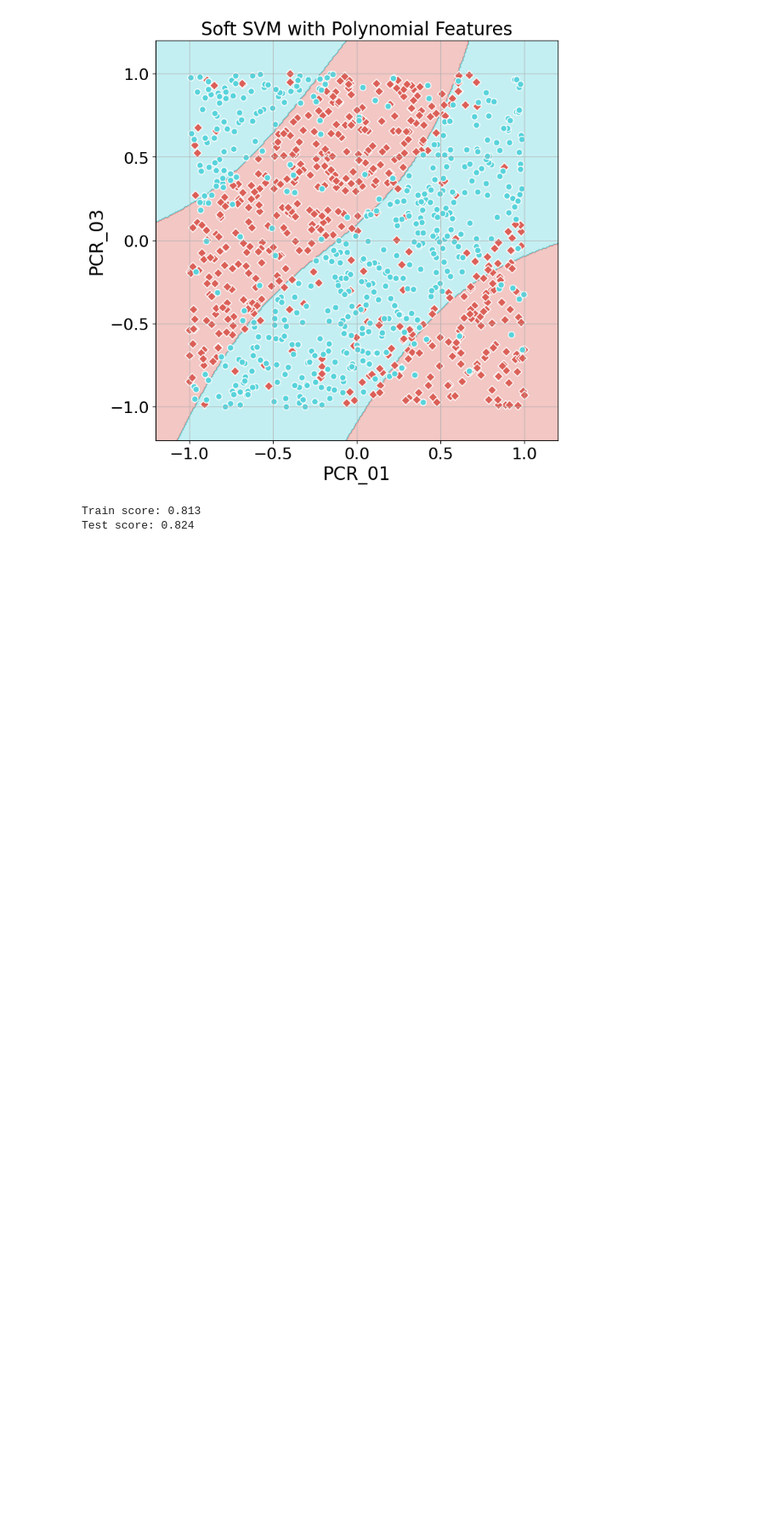
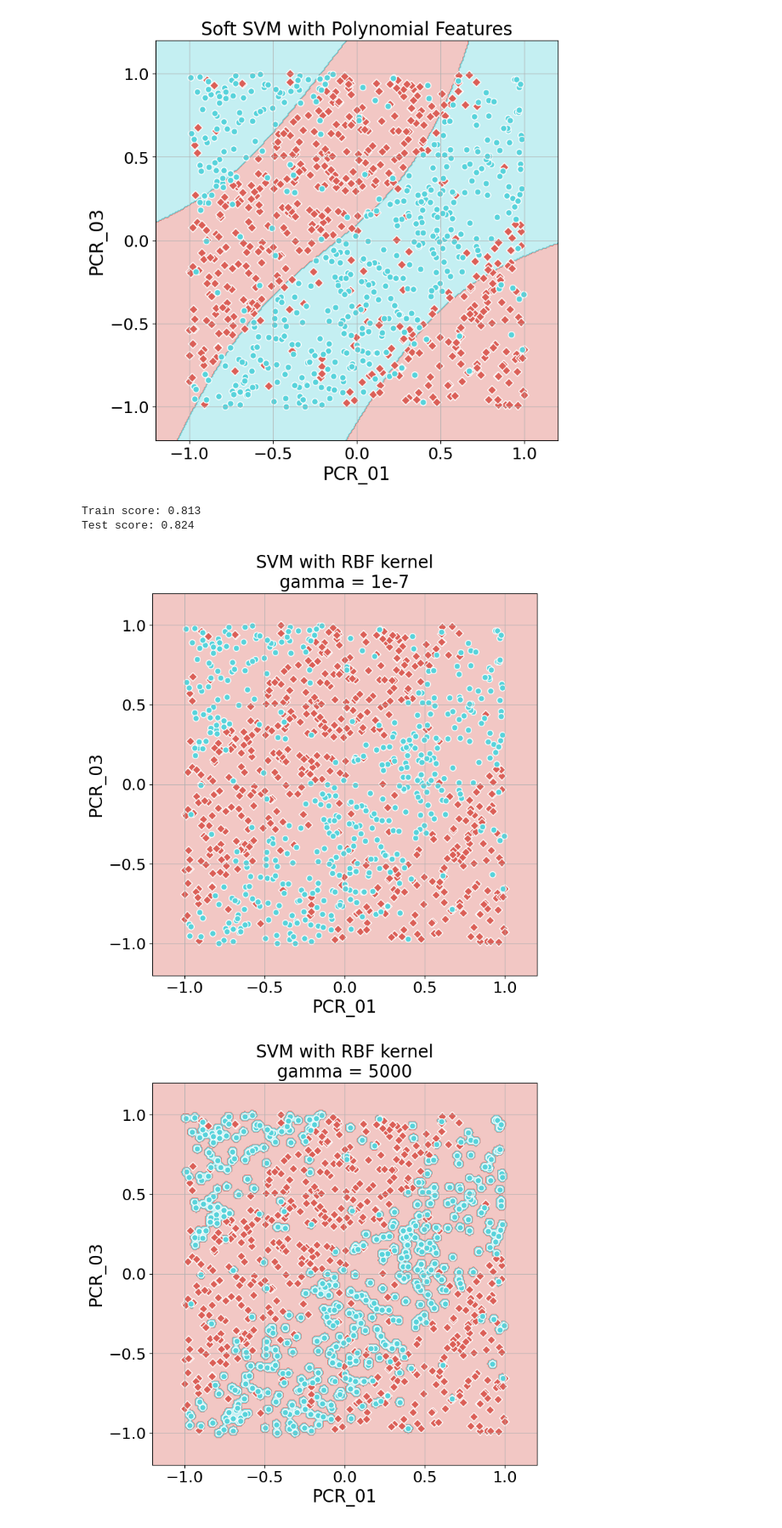
Before and after one commit to dgershko/iml_hw2, a Jupyter notebook: hw2.ipynb, the cells around one changed output. Shown at 85% size. Cells and saved outputs as stored; diff of their text form; code cells hidden in the pictures; blank space fills up the shorter version.

```diff
--- a/hw2.ipynb
+++ b/hw2.ipynb
@@ -420,3 +420,26 @@ print(f"Test score: {svm_clf.score(X_test, y_test)}")
 [figure]
 Train score: 0.813
 Test score: 0.824
+# %%
+from sklearn.svm import SVC
+train_data_frame = pd.read_csv('prepared_train_data.csv')
+test_data_frame = pd.read_csv('prepared_test_data.csv')
+pcr_1_3_train_data = train_data_frame[['PCR_01', 'PCR_03']].values
+pcr_1_3_test_data = test_data_frame[['PCR_01', 'PCR_03']].values
+train_data_labels = train_data_frame['spread']
+test_data_labels = test_data_frame['spread']
+
+svc = SVC(C=1, gamma=1e-7, kernel='rbf')
+svc.fit(pcr_1_3_train_data, train_data_labels)
+visualize_clf(svc, pcr_1_3_train_data, train_data_labels, 'SVM with RBF kernel\ngamma = 1e-7', xlabel='PCR_01', ylabel='PCR_03')
+
+svc = SVC(C=1, gamma=5000, kernel='rbf')
+svc.fit(pcr_1_3_train_data, train_data_labels)
+visualize_clf(svc, pcr_1_3_train_data, train_data_labels, 'SVM with RBF kernel\ngamma = 5000', xlabel='PCR_01', ylabel='PCR_03')
+
+# svc = SVC(C=1, gamma=0.0001, kernel='rbf')
+# svc.fit(pcr_1_3_train_data, train_data_labels)
+# visualize_clf(svc, pcr_1_3_train_data, train_data_labels, 'SVM with RBF kernel\ngamma = 5000', xlabel='PCR_01', ylabel='PCR_03')
+# %% [output]
+[figure, added]
+[figure, added]
```
Also changed, not shown: parts of 9 cells of this notebook.
